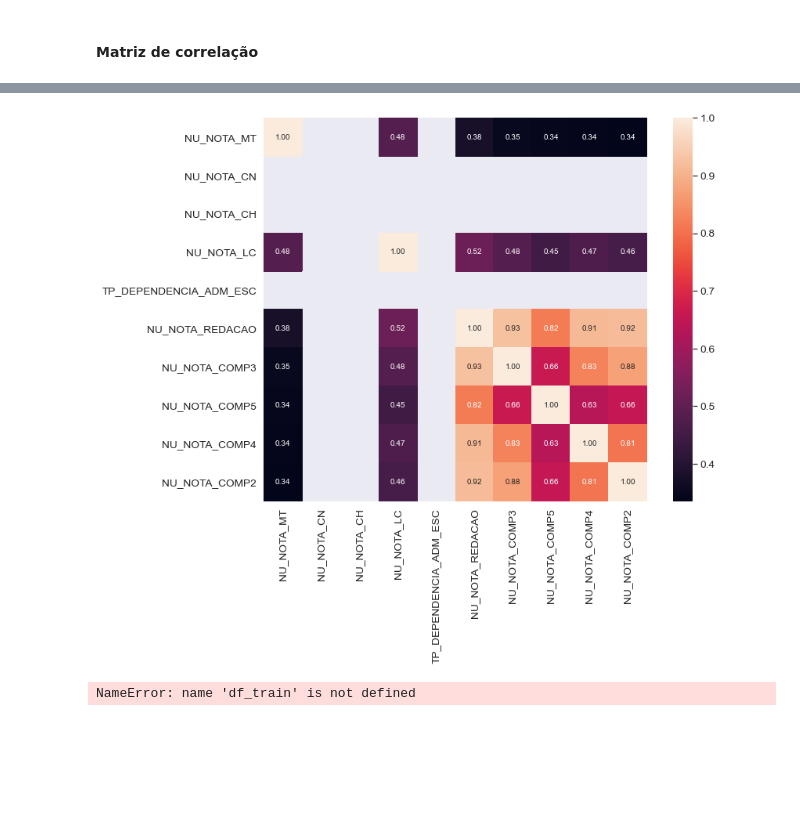
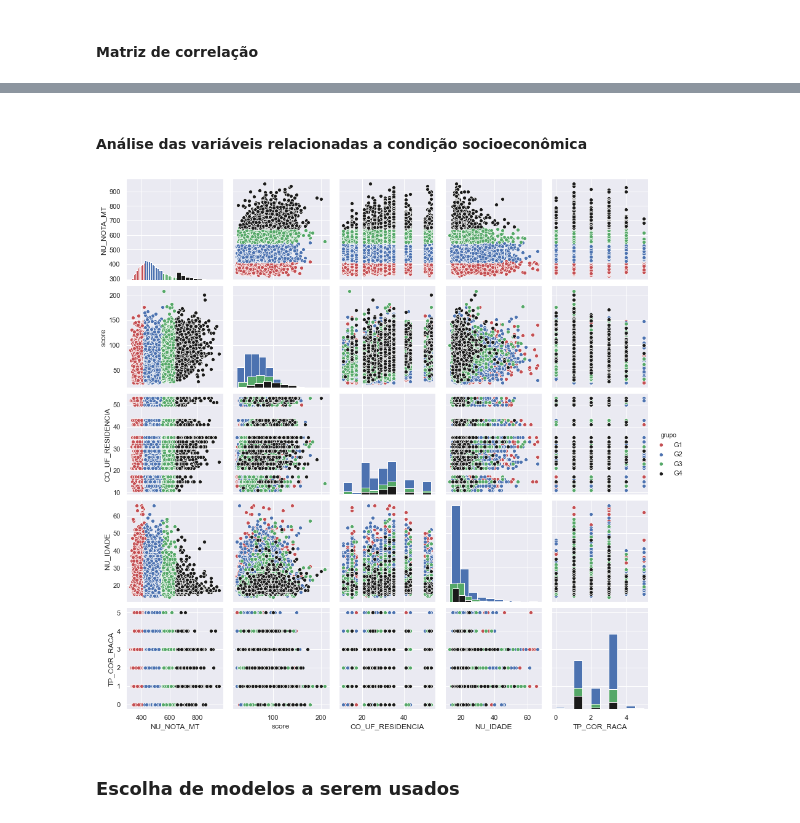
Before and after one commit to hernaneBraga/AceleraDev-Data_Science, a Jupyter notebook: analise_dados_enem2016.ipynb, the cells around one changed output, grey strips where cells are left out. Drawn from its saved outputs; the diff is of its cells as text; code cells hidden in the pictures; blank space fills up the shorter version.

```diff
--- a/analise_dados_enem2016.ipynb
+++ b/analise_dados_enem2016.ipynb
@@ -324,21 +422,16 @@ KeyError: 'grupo'
-# %%
-df_aux = df.dropna(subset = ['NU_NOTA_CN'])
-corrmat = df_aux.corr()
-f, ax = plt.subplots(figsize=(12, 9))
-
-k = 10 #number of variables for heatmap
-cols = corrmat.nlargest(k, 'NU_NOTA_MT')['NU_NOTA_MT'].index
-cm = np.corrcoef(df[cols].values.T)
-sns.set(font_scale=1.25)
-hm = sns.heatmap(cm, cbar=True, annot=True, square=True, fmt='.2f', annot_kws={'size': 10}, yticklabels=cols.values, xticklabels=cols.values)
-plt.show()
-# %% [output]
-[figure, removed]
-# %%
-#scatterplot
-sns.set()
-cols = ['SalePrice', 'OverallQual', 'GrLivArea', 'GarageCars', 'TotalBsmtSF', 'FullBath', 'YearBuilt']
-sns.pairplot(df_train[cols], size = 2.5)
-plt.show();
-# %% [output]
-NameError: name 'df_train' is not defined
+# %% [markdown]
+#### Análise das variáveis relacionadas a condição socioeconômica
+# %%
+#scatterplot
+dic_cores = {"G1":'r', "G2": 'b', "G3": 'g', "G4": 'k' }
+sns.set()
+
+variaveis_modelo_3 = ['NU_NOTA_MT', 'grupo', 'score',
+                      'CO_UF_RESIDENCIA', 'NU_IDADE', 'TP_COR_RACA']
+
+g = sns.pairplot(df[variaveis_modelo_3], hue = 'grupo', palette = dic_cores, diag_kind='hist')
+plt.show();
+# %% [output]
+[figure, added]
+# %% [markdown]
+### Escolha de modelos a serem usados
```
Also changed, not shown: parts of 36 cells of this notebook, 1 other file.
